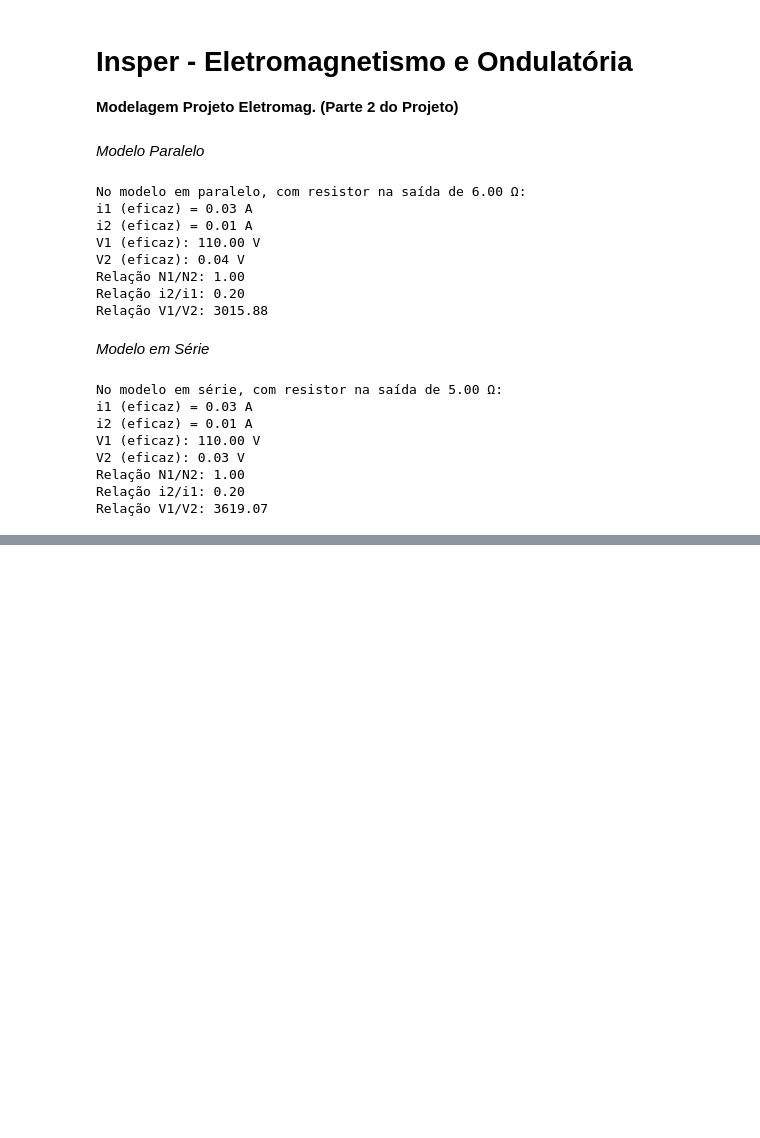
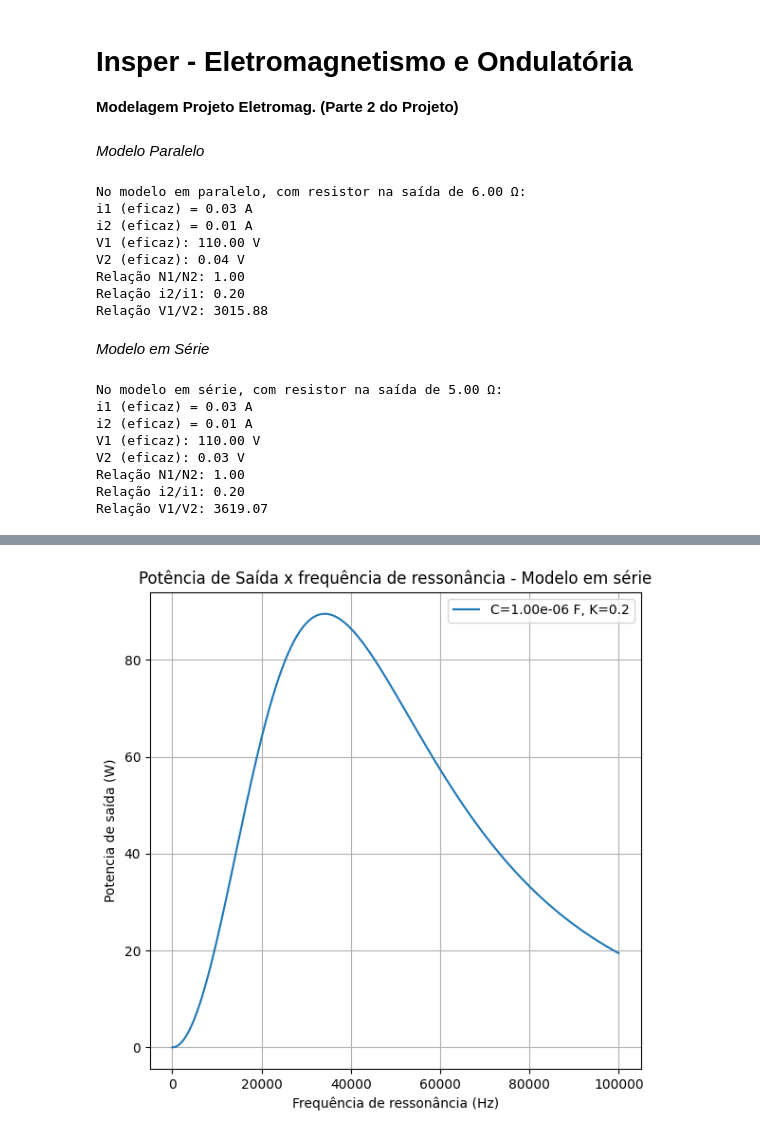
Before and after one commit to Luca-Krausz/ProjetoEletromag24.2, a Jupyter notebook: EletromagCapacitor.ipynb, the cells around one changed output, grey strips where cells are left out. Saved outputs shown, nothing was run; the diff lists cells and outputs as text; code cells hidden in the pictures; blank space fills up the shorter version.

```diff
--- a/EletromagCapacitor.ipynb
+++ b/EletromagCapacitor.ipynb
@@ -166,0 +226,57 @@ simular_eficiencia(C_values, R_DC, Ufonte)
+# %%
+# Gráfico Psaida x f
+
+C = 1e-6 # Suponha que C = 1uF
+Ufonte = 10
+R_DC = 0.1 # Determinado experimentalmente
+K = 0.2 # Determinado experimentalmente
+Rcarga = 5 # Determinado experimentalmente
+freq_max = 100e3
+
+ListPsaida = []
+frequencias = []
+
+def SimularCircuito(C_values, R_DC, Ufonte):
+    fig, ax1 = plt.subplots(figsize=(6, 6))
+
+    ax1.set_xlabel('Frequência de ressonância (Hz)')
+    ax1.set_ylabel('Potencia de saída (W)')
+
+    for f in np.linspace(1, freq_max+1, 1000):
+        R_f = calcular_resistencia_pelicular(R_DC, f)
+
+        # Redefinindo os parâmetros do circuito
+        W = 2 * pi * f
+        L = 1/(W**2 * C)
+        M = L*K #(sqrt(L**2))*K
+        XL1 = 1j * W * L
+        XL2 = XL1
+        XM = 1j * W * M
+        XC1 = 1/(1j * W * C)
+        XC2 = XC1
+
+        def CalcularEmSerie(Ufonte, Rcarga):
+            Z=np.array([[R_f + XL1 + XC1, -XM],[-XM, XL2 + R_f + XC2 + Rcarga]])
+            V=np.array([Ufonte, 0])
+            i=np.dot(linalg.inv(Z), V)
+            return i[0], i[1]
+
+        I1_f, I2_f = CalcularEmSerie(Ufonte, Rcarga)
+        Usaida = I2_f * Rcarga
+
+        Psaida = np.real(0.5 * Usaida * np.conjugate(I2_f))
+
+        ListPsaida.append(Psaida)
+        frequencias.append(f)
+
+
+    ax1.plot(frequencias, ListPsaida, label=f'C={C:.2e} F, K={K}')
+    ax1.set_title('Potência de Saída x frequência de ressonância - Modelo em série')
+    ax1.legend()
+    ax1.grid(True)
+    fig.tight_layout()
+    plt.show()
+
+SimularCircuito(C, R_DC, Ufonte)
+# %% [output]
+[figure, added]
```
Also changed, not shown: parts of 9 cells of this notebook.
